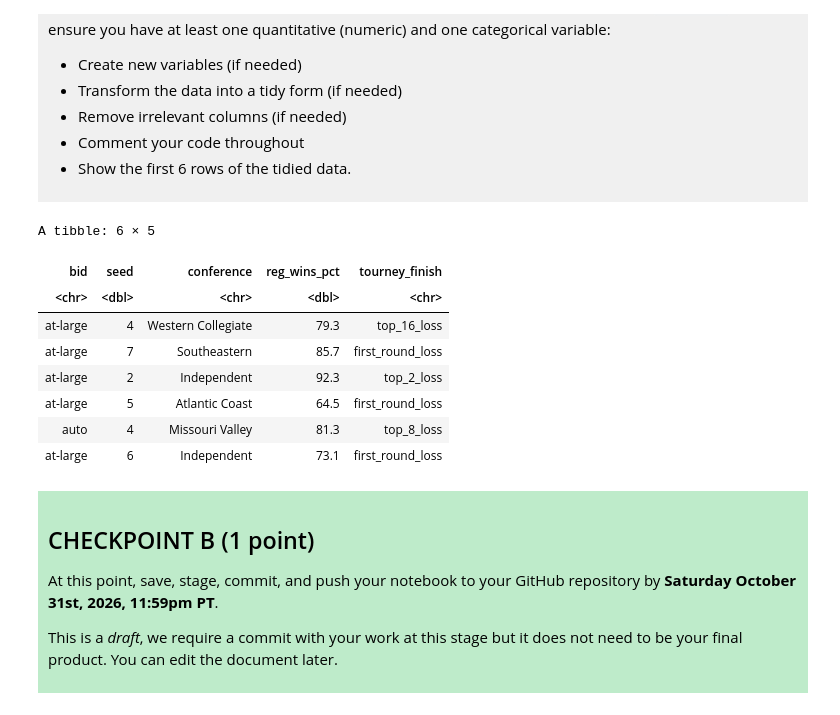
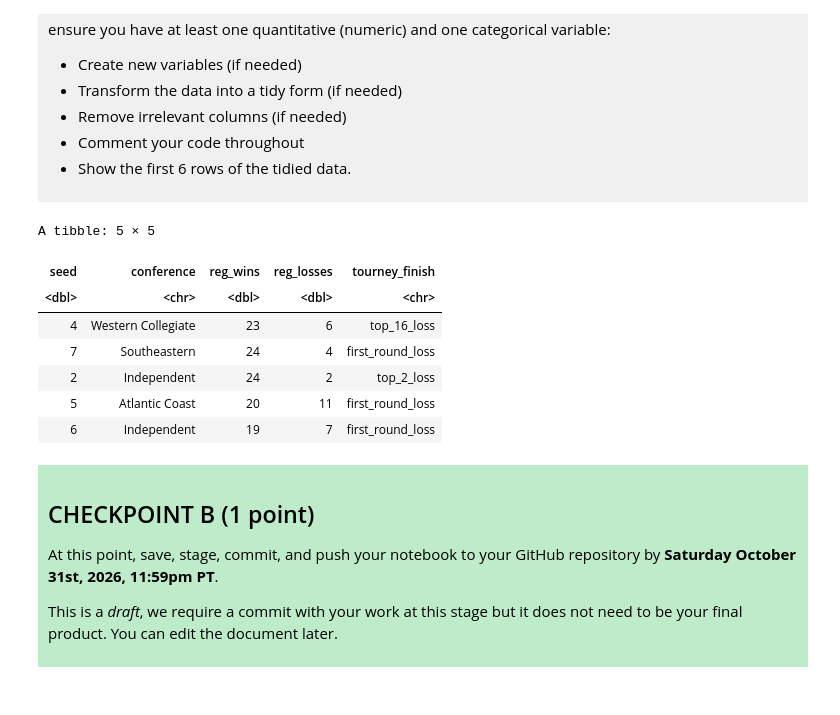
Before and after one commit to abbietwy/dsci-100-project-abbie-tong, a Jupyter notebook: dsci-100-project-notebook.ipynb, the cells around one changed output. Saved outputs shown, nothing was run; the diff lists cells and outputs as text; code cells hidden in the pictures.

```diff
--- a/dsci-100-project-notebook.ipynb
+++ b/dsci-100-project-notebook.ipynb
@@ -211,18 +221,18 @@ Produce a tidy data set that could be used to answer your research question usin
 # %%
 # selecting the variables that I'm interested in using to build the model
 basketball_tidy <- basketball_data |>
-    select(bid, seed, conference, reg_wins_pct, tourney_finish)
+    filter(bid == "at-large") |>
+    select(seed, conference, reg_wins, reg_losses, tourney_finish)
 basketball_tidy
 # %% [output]
-A tibble: 6 × 5
+A tibble: 5 × 5
-| bid | seed | conference | reg_wins_pct | tourney_finish |
-| <chr> | <dbl> | <chr> | <dbl> | <chr> |
-| at-large | 4 | Western Collegiate | 79.3 | top_16_loss |
-| at-large | 7 | Southeastern | 85.7 | first_round_loss |
-| at-large | 2 | Independent | 92.3 | top_2_loss |
-| at-large | 5 | Atlantic Coast | 64.5 | first_round_loss |
-| auto | 4 | Missouri Valley | 81.3 | top_8_loss |
-| at-large | 6 | Independent | 73.1 | first_round_loss |
+| seed | conference | reg_wins | reg_losses | tourney_finish |
+| <dbl> | <chr> | <dbl> | <dbl> | <chr> |
+| 4 | Western Collegiate | 23 | 6 | top_16_loss |
+| 7 | Southeastern | 24 | 4 | first_round_loss |
+| 2 | Independent | 24 | 2 | top_2_loss |
+| 5 | Atlantic Coast | 20 | 11 | first_round_loss |
+| 6 | Independent | 19 | 7 | first_round_loss |
 # %% [markdown]
 <div style="background-color: #beebca; padding: 10px;">
 
```
Also changed, not shown: parts of 2 cells of this notebook.
